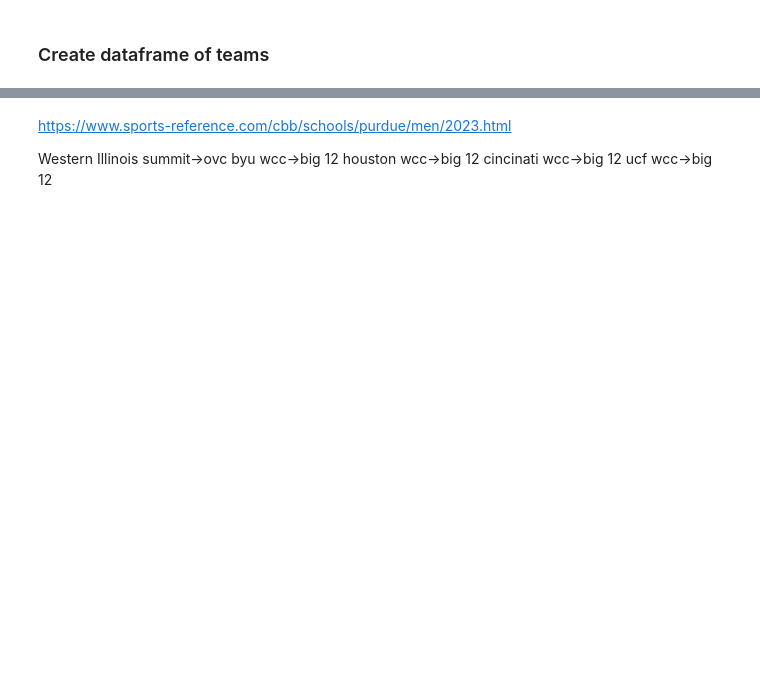
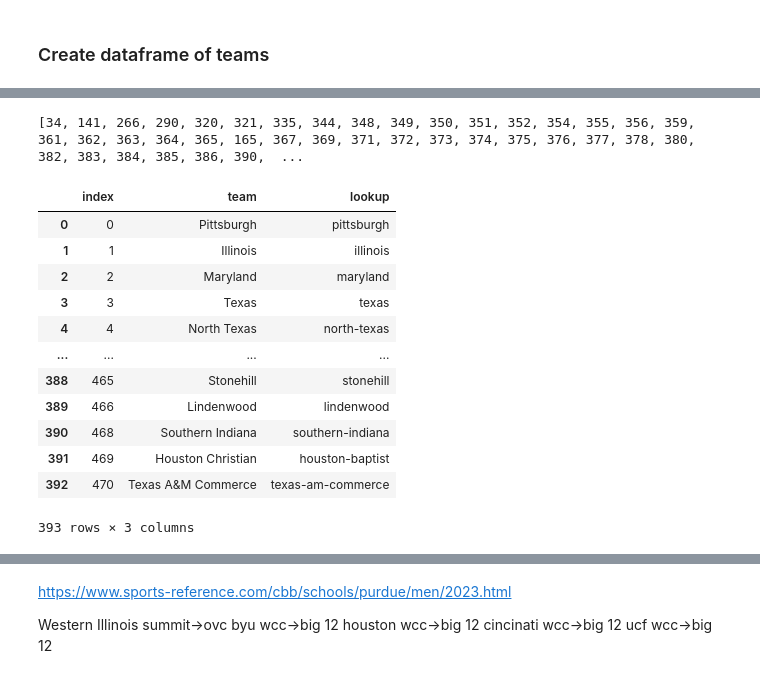
Before and after one commit to seelosjames/SlamStats, a Jupyter notebook: Dunkonomics.ipynb, the cells around one changed output, grey strips where cells are left out. Saved outputs shown, nothing was run; the diff lists cells and outputs as text; code cells hidden in the pictures; blank space fills up the shorter version.

```diff
--- a/Dunkonomics.ipynb
+++ b/Dunkonomics.ipynb
@@ -625,0 +481,2 @@ def getDivisions(url_list):
+# %%
+teams = pd.DataFrame(matchups_df['home_team'].unique(), columns=['team'])
@@ -625,0 +575,30 @@ def getDivisions(url_list):
+# %%
+# find indecies of rows that need deleted
+bad_team_index = []
+for team in bad_teams:
+    bad_team_index.append(teams.index[teams['lookup'] == team].tolist()[0])
+
+print(bad_team_index)
+# %% [output]
+[34, 141, 266, 290, 320, 321, 335, 344, 348, 349, 350, 351, 352, 354, 355, 356, 359, 361, 362, 363, 364, 365, 165, 367, 369, 371, 372, 373, 374, 375, 376, 377, 378, 380, 382, 383, 384, 385, 386, 390,  ...
+# %%
+# delete rows of teams that shouldn't be there
+for i in bad_team_index:
+    teams = teams.drop(i)
+teams = teams.reset_index()
+# %%
+teams
+# %% [output]
+|  | index | team | lookup |
+| 0 | 0 | Pittsburgh | pittsburgh |
+| 1 | 1 | Illinois | illinois |
+| 2 | 2 | Maryland | maryland |
+| 3 | 3 | Texas | texas |
+| 4 | 4 | North Texas | north-texas |
+| ... | ... | ... | ... |
+| 388 | 465 | Stonehill | stonehill |
+| 389 | 466 | Lindenwood | lindenwood |
+| 390 | 468 | Southern Indiana | southern-indiana |
+| 391 | 469 | Houston Christian | houston-baptist |
+| 392 | 470 | Texas A&M Commerce | texas-am-commerce |
+393 rows × 3 columns
```
Also changed, not shown: parts of 41 cells of this notebook.
